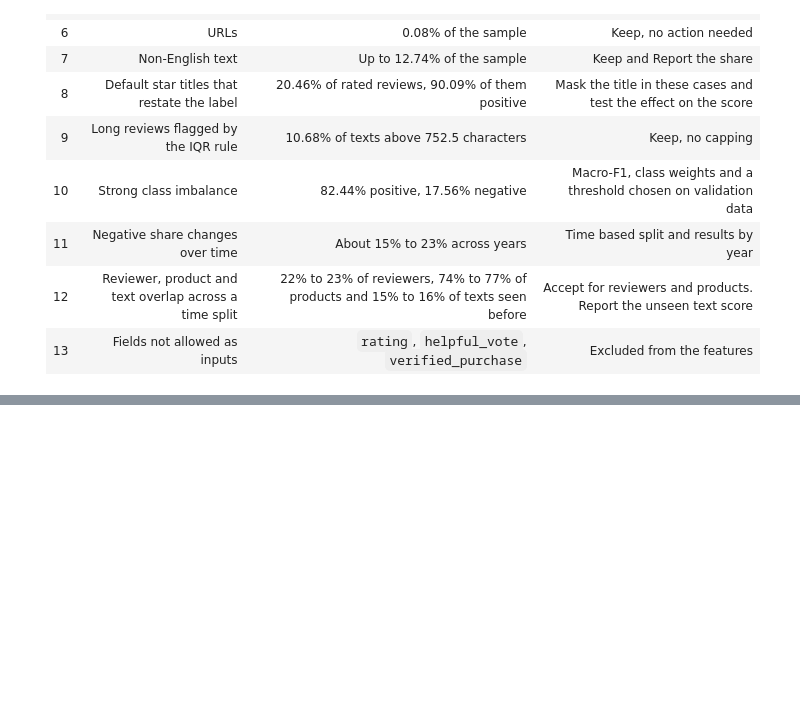
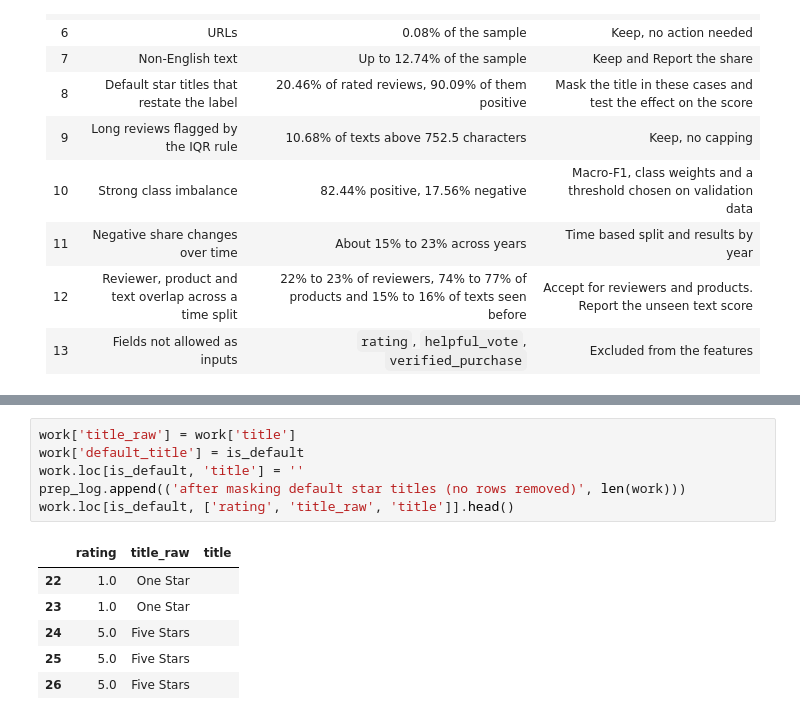
Before and after one commit to Virtuozs/MLOps2-pertemuan1-sentiment-classification, a Jupyter notebook: notebook.ipynb, the cells around one changed output, grey strips where cells are left out. Drawn from its saved outputs; the diff is of its cells as text; blank space fills up the shorter version.

```diff
--- a/notebook.ipynb
+++ b/notebook.ipynb
@@ -727,0 +860,13 @@ The plan below is confirmed or adjusted in Section 4.
+# %%
+work['title_raw'] = work['title']
+work['default_title'] = is_default
+work.loc[is_default, 'title'] = ''
+prep_log.append(('after masking default star titles (no rows removed)', len(work)))
+work.loc[is_default, ['rating', 'title_raw', 'title']].head()
+# %% [output]
+|  | rating | title_raw | title |
+| 22 | 1.0 | One Star |  |
+| 23 | 1.0 | One Star |  |
+| 24 | 5.0 | Five Stars |  |
+| 25 | 5.0 | Five Stars |  |
+| 26 | 5.0 | Five Stars |  |
```
Also changed, not shown: parts of 25 cells of this notebook.
